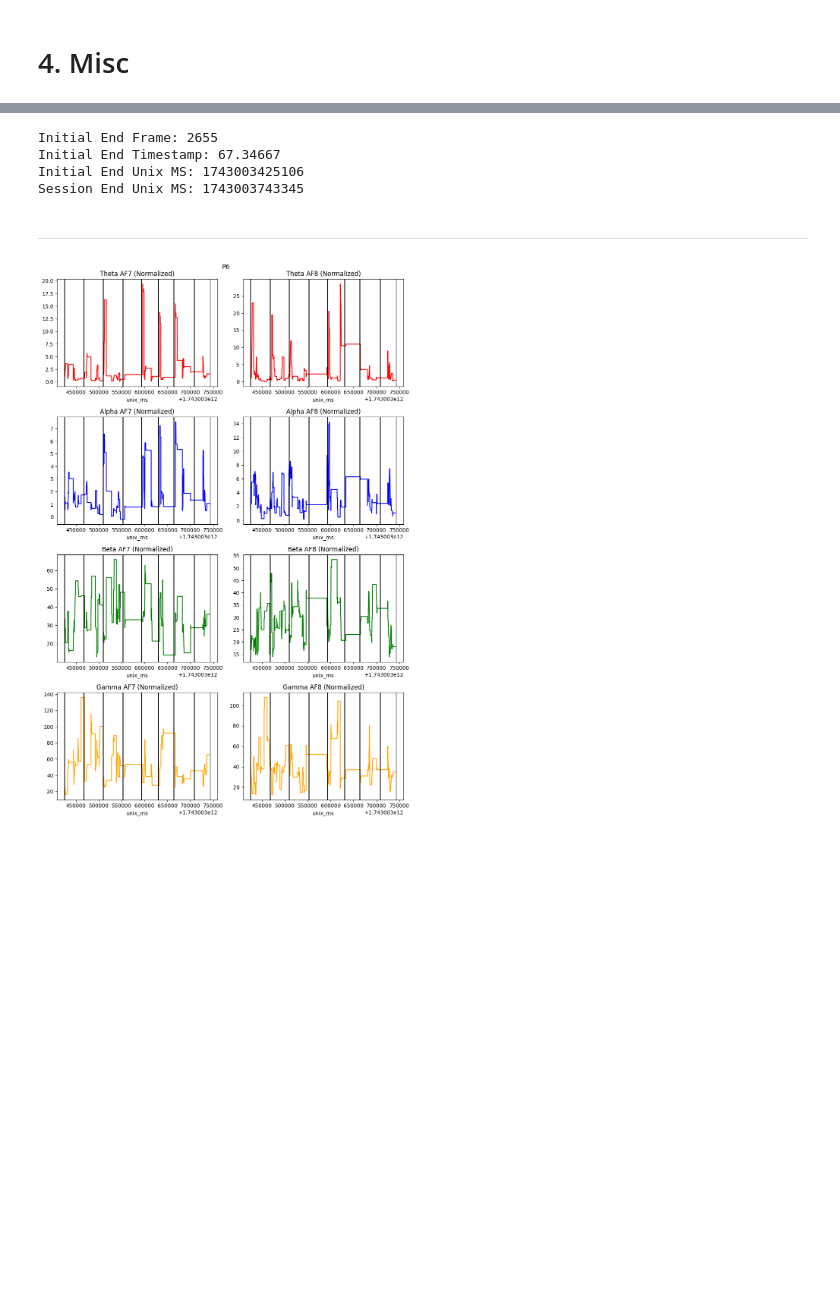
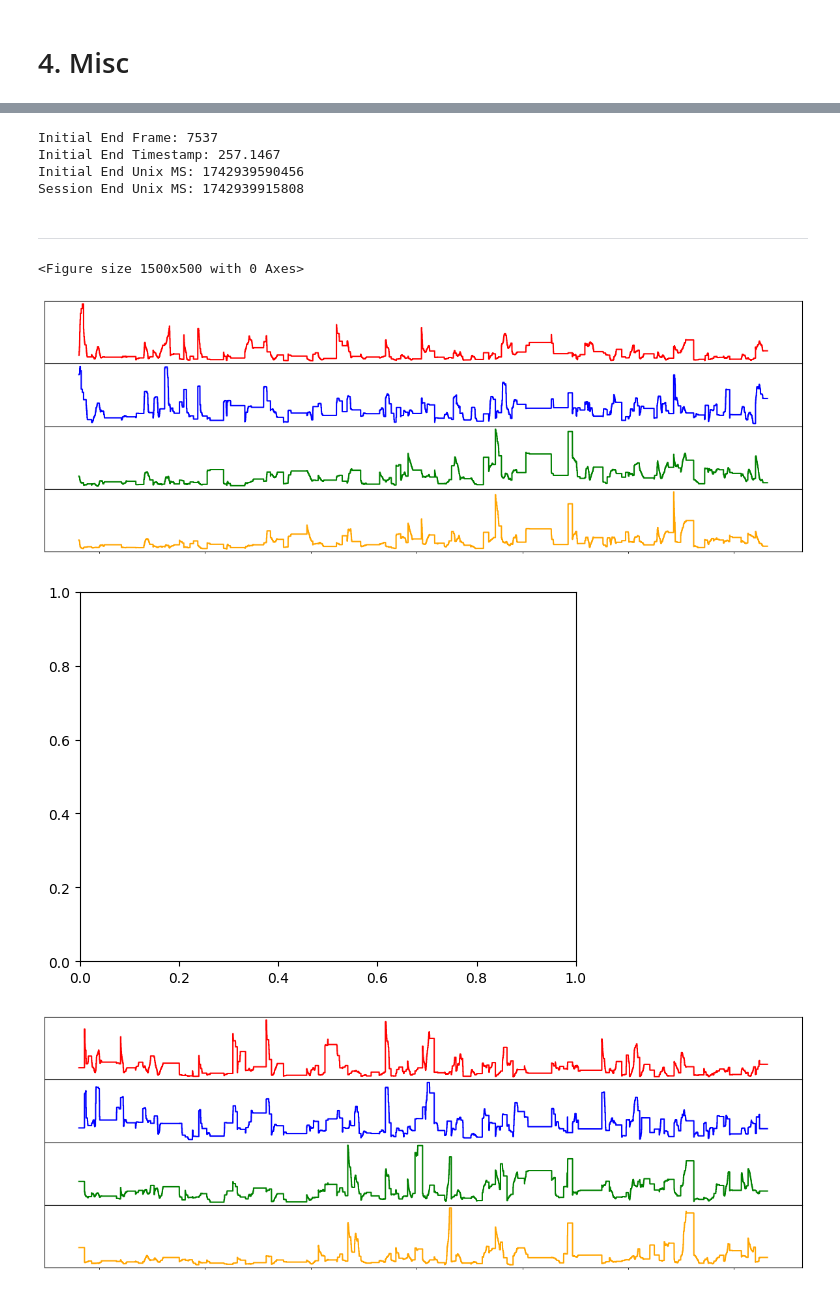
Before and after one commit to SimpleDevs-AR-VR/Meta-Quest-Pro-LensCorrection, a Jupyter notebook: src/streetsim-eeg-gaze_final.ipynb, the cells around one changed output, grey strips where cells are left out. Drawn from its saved outputs; the diff is of its cells as text; code cells hidden in the pictures; blank space fills up the shorter version.

Commit message:
final now contains code to print figures, perform spearman correlations, and... other minor stuff.

```diff
--- a/src/streetsim-eeg-gaze_final.ipynb
+++ b/src/streetsim-eeg-gaze_final.ipynb
@@ -603,7 +605,7 @@ crossings_df = GetCrossings(positions_df)
 
 # Step 4: Read the Eyes, find the Gaze
 eyes_df = GetEyes('../samples/P1/eye.csv', trial_data['initial_end_unix_ms'], trial_data['session_end_unix_ms'], obj_blacklist=_OBJECT_BLACKLIST)
-gaze_df = GetGazeFromEyes(eyes_df)
+gaze_df = GetGazeFromEyes(eyes_df, gaze_threshold=50)
 
 # Step 5: Brain Wave EEG from Sessions
 eeg_df = GetSessionEEG('../samples/P1/eeg_vr.csv', trial_data['initial_end_unix_ms'], trial_data['session_end_unix_ms'])
@@ -1065,8 +1056,10 @@ def ProcessParticipant(pdir:str, calculate_results:bool=True):
         os.path.join(pdir, 'positions.csv'),
         minUnix=trial_data['initial_end_unix_ms'],
         maxUnix=trial_data['session_end_unix_ms'] )
+    player_df = GetPlayerPositions(
+        positions_df )
     crossings_df = GetCrossings(
-        positions_df )
+        player_df )
 
     # Step 4: Read the Eyes, find the Gaze
     eyes_df = GetEyes(
@@ -1104,24 +1097,25 @@ def ProcessParticipant(pdir:str, calculate_results:bool=True):
             save_figname=os.path.join(pdir, 'distributions.png') )
 
         # Step 7: Statistical Tests
-        """
+
         iDisplay(Markdown("**One Way ANOVA: Target Types:**"))
         for col in freq_band_colnames:
             OneWayAnova_TargetType(gaze_eeg_df, f'{col}-prior_avg')
             OneWayAnova_TargetType(gaze_eeg_df, f'{col}-after_avg')
+
+        """
         iDisplay(Markdown("**One Way ANOVA: Target States:**"))
         for col in freq_band_colnames:
             OneWayAnova_TargetState(gaze_eeg_df, f'{col}-prior_avg')
             OneWayAnova_TargetState(gaze_eeg_df, f'{col}-after_avg')
-        """
-
         iDisplay(Markdown("**Points Polyserial: Target Types:**"))
         for col in freq_band_colnames:
             PointsPolyserial(gaze_eeg_df, f'{col}-prior_avg', 'target_type')
             PointsPolyserial(gaze_eeg_df, f'{col}-after_avg', 'target_type')
+        """
 
     iDisplay(Markdown('---'))
-    return {'eeg':eeg_df,'gaze_eeg':gaze_eeg_df,'trial':trial_data['df'],'crossings':crossings_df}
+    return {'trial':trial_data['df'], 'eeg':eeg_df, 'gaze':gaze_df, 'eyes':eyes_df, 'gaze_eeg':gaze_eeg_df, 'positions':positions_df, 'player':player_df, 'crossings':crossings_df}
 # %%
 _PARTICIPANTS_DIRS = [
     #'../samples/P0',
@@ -1264,10 +1258,34 @@ def PlotEEG(df, frequencies, electrodes, colors, trial_df=None, suptitle:str='EE
     if save_figname is not None:
         plt.savefig(save_figname, bbox_inches="tight", pad_inches=0.1)
     plt.show()
+
+def PlotEEGHorizontal(df, frequencies, electrodes, colors, trial_df=None, suptitle:str=None, save_figname:str=None):
+    # Let's display this participant's EEG data
+    plt.figure(figsize=(15,5))
+
+    for j in range(len(electrodes)):
+        electrode = electrodes[j]
+
+        fig, axes = plt.subplots(nrows=4,ncols=1, sharex=True)
+        fig.set_figheight(5)
+        fig.set_figwidth(15)
+
+        for i in range(len(frequencies)):
+            color = colors[i]
+            freq = frequencies[i]
+            colname = f"{freq}_{electrode}_normalized"
+            ax = df.plot.line(x='unix_ms',y=colname, ax=axes[i], color=color)
+            ax.legend_ = None
+
+        plt.setp(plt.gcf().get_axes(), xticks=[], yticks=[], xlabel=None);
+        plt.subplots_adjust(wspace=0, hspace=0)
+        if save_figname:
+            plt.savefig(f'{save_figname}_{electrode}', bbox_inches="tight", pad_inches=0)
+        plt.cla()
 # %%
 iDisplay(Markdown('## _Example:_'))
 
-dfs = ProcessParticipant('../samples/P4', calculate_results=False)
-PlotEEG(dfs['eeg'], _FREQUENCY_BANDS, _ELECTRODES, _FREQUENCY_COLORS, trial_df=dfs['trial'], suptitle='P6')
+dfs = ProcessParticipant('../samples/P3', calculate_results=False)
+PlotEEGHorizontal(dfs['eeg'], _FREQUENCY_BANDS, _ELECTRODES, _FREQUENCY_COLORS, trial_df=dfs['trial'], suptitle='P6', save_figname='../samples/P3_example')
 # %% [output]
 ## _Example:_
@@ -1275,6 +1293,9 @@ PlotEEG(dfs['eeg'], _FREQUENCY_BANDS, _ELECTRODES, _FREQUENCY_COLORS, trial_df=d
-Initial End Frame: 2655
-Initial End Timestamp: 67.34667
-Initial End Unix MS: 1743003425106
-Session End Unix MS: 1743003743345
+Initial End Frame: 7537
+Initial End Timestamp: 257.1467
+Initial End Unix MS: 1742939590456
+Session End Unix MS: 1742939915808
 ---
+<Figure size 1500x500 with 0 Axes>
-[figure, old version]
+[figure, new version]
+[figure, added]
+[figure, added]
```
Also changed, not shown: parts of 20 cells of this notebook, 12 other files.
